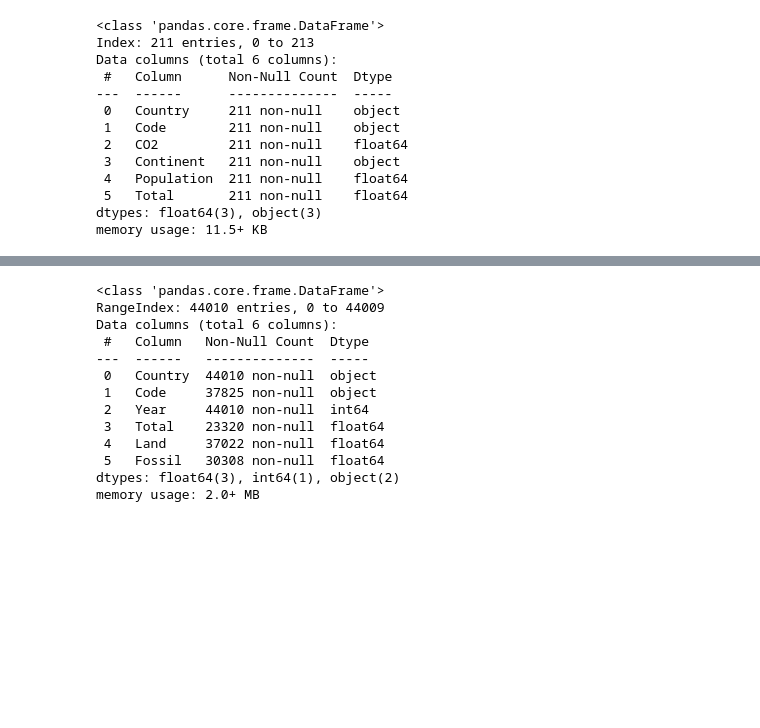
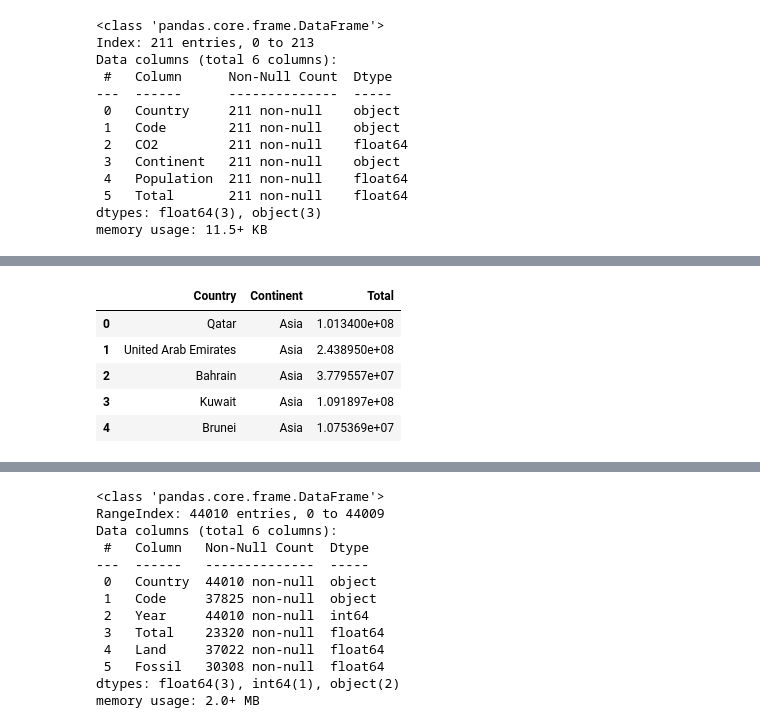
Before and after one commit to ChristianParodi/dataviz, a Jupyter notebook: dataset/dataset.ipynb, the cells around one changed output, grey strips where cells are left out. Cells and saved outputs as stored; diff of their text form; code cells hidden in the pictures; blank space fills up the shorter version.

```diff
--- a/dataset/dataset.ipynb
+++ b/dataset/dataset.ipynb
@@ -234,0 +253,11 @@ emissions_2022_countries.to_csv('emissions_2022_total.csv', index=False)
+# %%
+others = emissions_2022_countries[~emissions_2022_countries['Country'].isin(top3['Country'])]
+others = others.drop(columns=['Code', 'CO2', 'Population'])
+others.head()
+# %% [output]
+|  | Country | Continent | Total |
+| 0 | Qatar | Asia | 1.013400e+08 |
+| 1 | United Arab Emirates | Asia | 2.438950e+08 |
+| 2 | Bahrain | Asia | 3.779557e+07 |
+| 3 | Kuwait | Asia | 1.091897e+08 |
+| 4 | Brunei | Asia | 1.075369e+07 |
```
Also changed, not shown: parts of 6 cells of this notebook, 1 other file.
